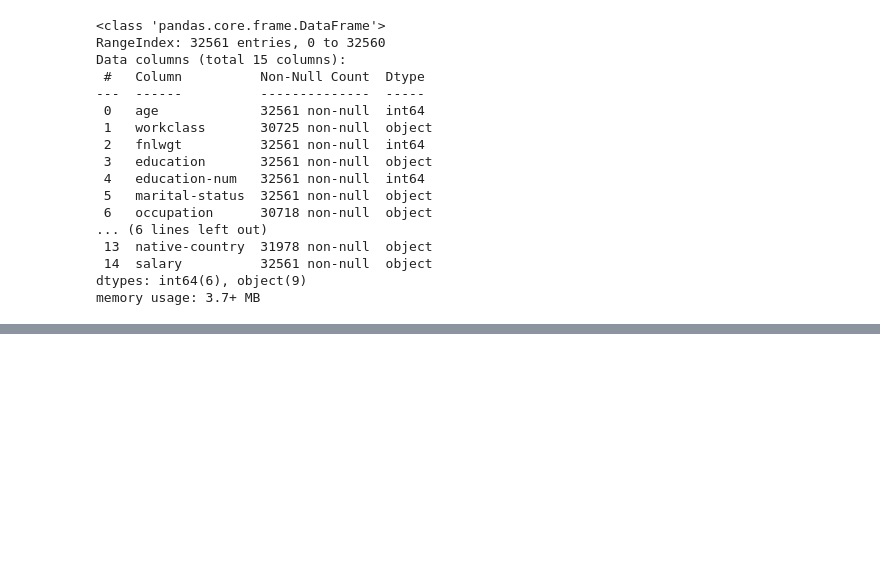
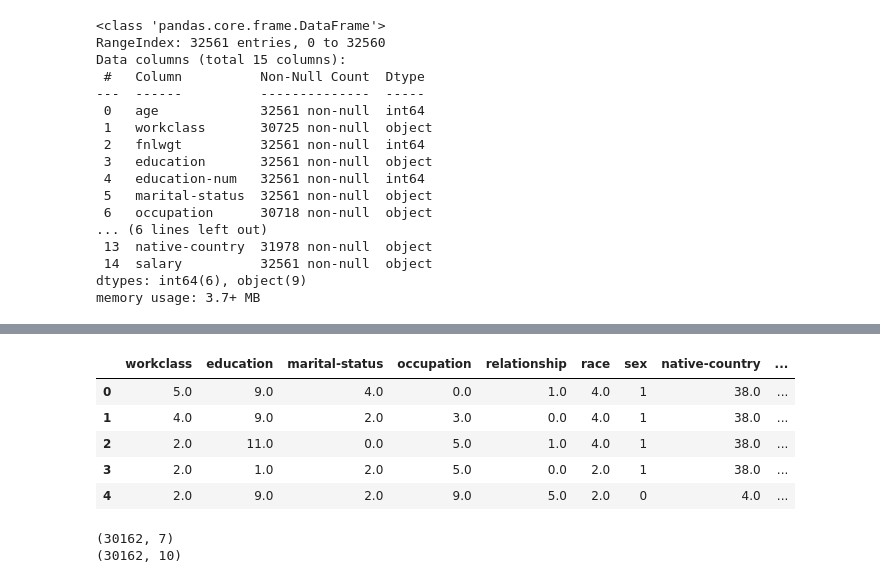
Before and after one commit to Comp551-mini1/p1, a Jupyter notebook: mini_project_1.ipynb, the cells around one changed output, grey strips where cells are left out. Drawn from its saved outputs; the diff is of its cells as text; code cells hidden in the pictures; blank space fills up the shorter version.

```diff
--- a/mini_project_1.ipynb
+++ b/mini_project_1.ipynb
@@ -58,0 +127,5 @@ data_df.dropna()
+# %%
+# Converting 'sex' and 'salary' to numerical
+
+df.sex = np.where(df.sex == ' Male', 1, 0)
+df.salary = np.where(df.salary == ' >50K', 1 , 0)
@@ -59,8 +141,8 @@ data_df.dropna()
 # %%
-# for col in data.columns:
-#   if data[col].dtype == "object":
-#     print('Attribute name:',col)
-#     print('-------------------')
-#     print(data[col].value_counts())
-#     print('-------------------')
+# Check features
+obj_col= []
+for col in df.columns:
+    if df[col].dtype == "object":
+        obj_col.append(col)
+print(obj_col)
 # %% [output]
@@ -103,0 +150,7 @@ def cleanOutData(dataSet):
+# %%
+# Check features
+int_col= []
+for col in df.columns:
+    if df[col].dtype == "int64":
+        int_col.append(col)
+print(int_col)
@@ -103,0 +180,31 @@ def cleanOutData(dataSet):
+# %%
+from sklearn.preprocessing import OrdinalEncoder
+ord_enc = OrdinalEncoder()
+
+# enconde categorical features into numerical features
+df_obj = df.copy()
+df_obj.drop(int_col,axis='columns', inplace=True)
+
+for col in df_obj.columns[:]:
+  if df_obj[col].dtype == "object":
+    df_obj[col] = ord_enc.fit_transform(df_obj[[col]])
+# %%
+df_obj.head()
+# %% [output]
+|  | workclass | education | marital-status | occupation | relationship | race | sex | native-country | ... |
+| 0 | 5.0 | 9.0 | 4.0 | 0.0 | 1.0 | 4.0 | 1 | 38.0 | ... |
+| 1 | 4.0 | 9.0 | 2.0 | 3.0 | 0.0 | 4.0 | 1 | 38.0 | ... |
+| 2 | 2.0 | 11.0 | 0.0 | 5.0 | 1.0 | 4.0 | 1 | 38.0 | ... |
+| 3 | 2.0 | 1.0 | 2.0 | 5.0 | 0.0 | 2.0 | 1 | 38.0 | ... |
+| 4 | 2.0 | 9.0 | 2.0 | 9.0 | 5.0 | 2.0 | 0 | 4.0 | ... |
+# %%
+# Insert id column to different datasets
+df_int.insert(0, 'id', range(0, 0 + len(df_int)))
+df_obj.insert(0, 'id', range(0, 0 + len(df_obj)))
+
+#Show shapes for datasets
+print(df_int.shape)
+print(df_obj.shape)
+# %% [output]
+(30162, 7)
+(30162, 10)
```
Also changed, not shown: parts of 22 cells of this notebook.
